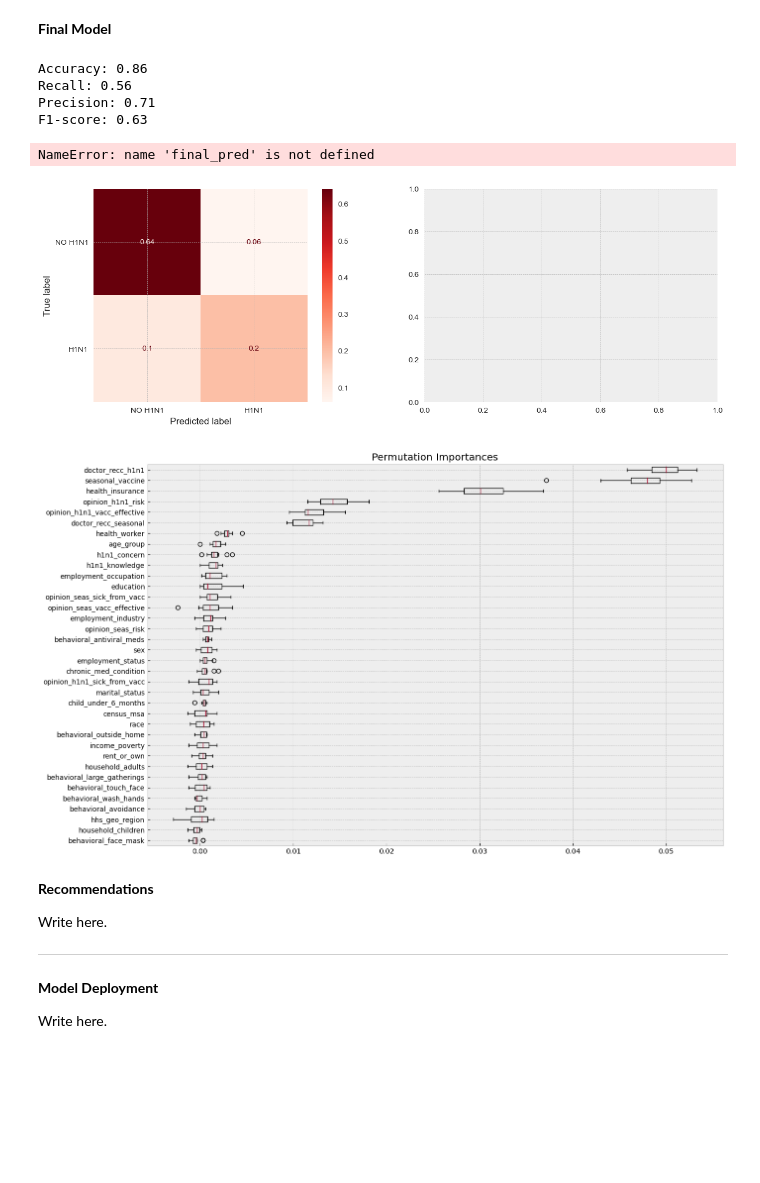
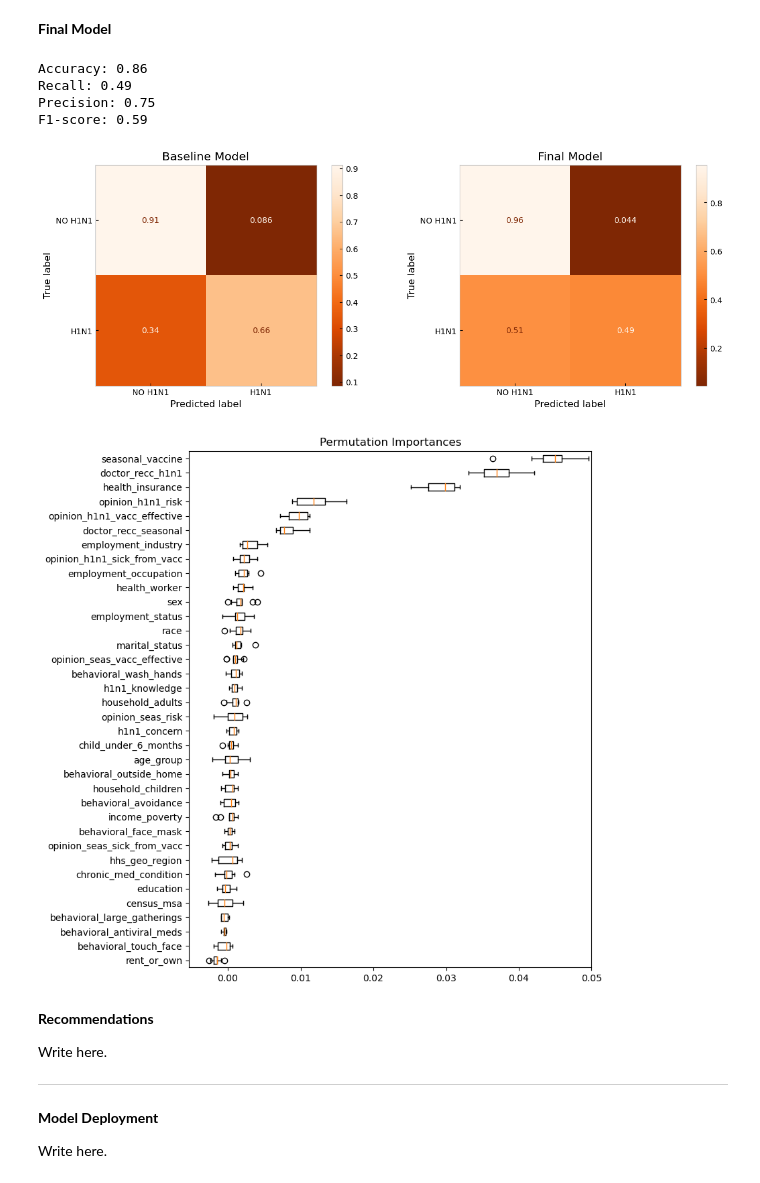
Before and after one commit to czarinagluna/vaccination-status-classification, a Jupyter notebook: main.ipynb, the cells around one changed output. Drawn from its saved outputs; the diff is of its cells as text; code cells hidden in the pictures; blank space fills up the shorter version.

```diff
--- a/main.ipynb
+++ b/main.ipynb
@@ -560,7 +557,7 @@ plt.show()
 # %% [markdown]
 **Final Model**
 # %%
-final_model = tuned_models['GradientBoost']['classifier']
+final_model = tuned_models['ExtraTrees']['classifier']
 final = Pipeline(steps=[('preprocessor', preprocessor), ('classifier', final_model)])
 
 final.fit(X_train_res, y_train_res)
@@ -574,48 +571,49 @@ F1-score: {round(f1_score(y_test, final_pred),2)}\
 ''')
 # %% [output]
 Accuracy: 0.86
-Recall: 0.56
-Precision: 0.71
-F1-score: 0.63
+Recall: 0.49
+Precision: 0.75
+F1-score: 0.59
 # %%
 from sklearn.metrics import confusion_matrix, ConfusionMatrixDisplay
 
 fig, axes = plt.subplots(1, 2, figsize=(15,5))
 
-baseline_cf = confusion_matrix(y_te, baseline_pred, normalize='all')
+baseline_cf = confusion_matrix(y_te, baseline_pred, normalize='true')
 baseline_matrix = ConfusionMatrixDisplay(baseline_cf, display_labels=['NO H1N1', 'H1N1'])
 baseline_matrix.plot(ax=axes[0], cmap='Oranges_r')
 
-final_cf = confusion_matrix(y_test, final_pred, normalize='all')
+final_cf = confusion_matrix(y_test, final_pred, normalize='true')
 final_matrix = ConfusionMatrixDisplay(final_cf, display_labels=['NO H1N1', 'H1N1'])
 final_matrix.plot(ax=axes[1], cmap='Oranges_r')
 
 axes[0].grid()
 axes[1].grid()
-axes[0].set_title('Baseline Model \n Accuracy: %  Precision:%')
-axes[1].set_title('Final Model \n Accuracy: %  Precision:%')
+axes[0].set_title('Baseline Model')
+axes[1].set_title('Final Model')
 
 plt.savefig('data/images/fig6.png', dpi=200, transparent=True)
 plt.show()
 # %% [output]
-NameError: name 'final_pred' is not defined
-[figure, old version]
+[figure, new version]
 # %%
 from sklearn.inspection import permutation_importance
 
 result = permutation_importance(final, X_test, y_test, n_repeats=10, random_state=20211122, n_jobs=2)
 sorted_idx = result.importances_mean.argsort()
 
-fig, ax = plt.subplots(figsize=(15, 10))
+plt.style.use('default')
+fig, ax = plt.subplots(figsize=(10,10))
+plt.subplots_adjust(left=0.3)
 
 ax.boxplot(result.importances[sorted_idx].T, vert=False, labels=X_test.columns[sorted_idx])
+ax.set_xlim(right=0.05)
+ax.set_title('Permutation Importances')
 
-ax.set_title('Permutation Importances')
-# fig.tight_layout()
 plt.savefig('data/images/fig7.png', dpi=200, transparent=True)
 plt.show()
 # %% [output]
-[figure, old version]
+[figure, new version]
 # %% [markdown]
 **Recommendations**
 
```
Also changed, not shown: parts of 16 cells of this notebook.
